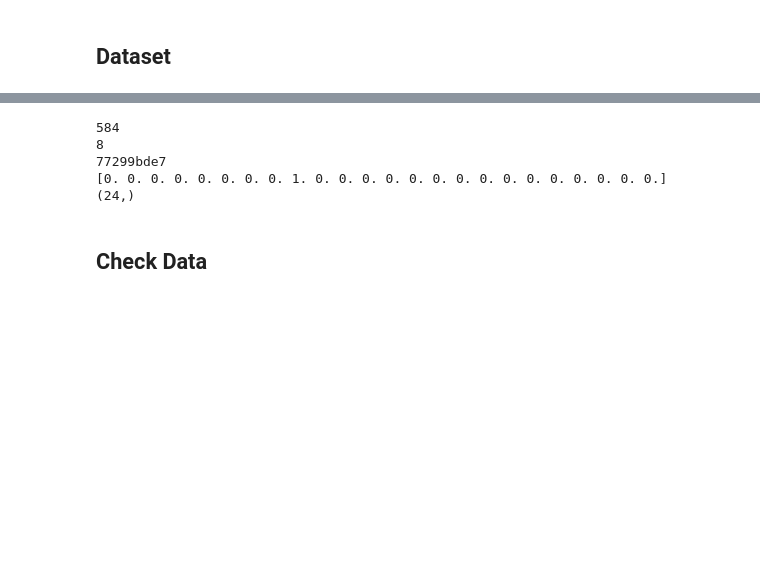
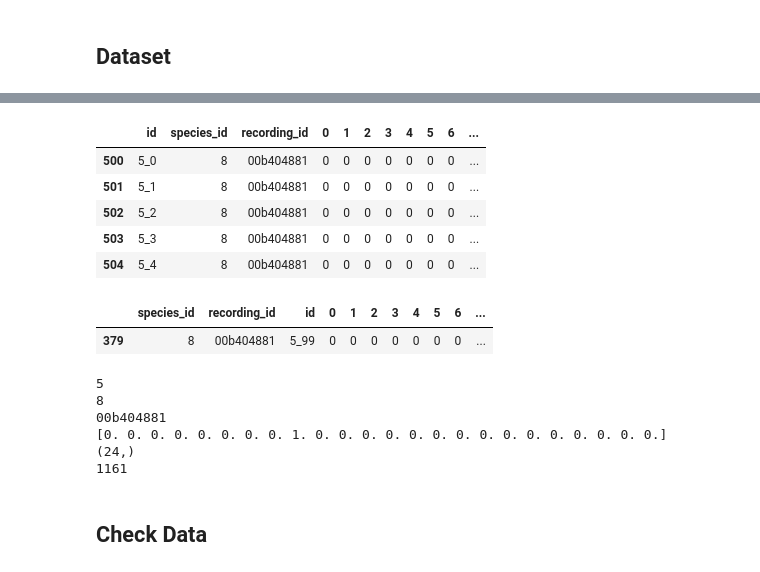
Before and after one commit to tatsuya-takahashi/Rainforest-Connection-Species-Audio-Detection, a Jupyter notebook: src/train.ipynb, the cells around one changed output, grey strips where cells are left out. Saved outputs shown, nothing was run; the diff lists cells and outputs as text; code cells hidden in the pictures; blank space fills up the shorter version.

```diff
--- a/src/train.ipynb
+++ b/src/train.ipynb
@@ -273,26 +252,41 @@ display(df_train_tp[df_train_tp["recording_id"] == "77299bde7"].head())
+# %%
+display(df_train_tp[df_train_tp["recording_id"] == "00b404881"].head())
+df_train_tp_grouped = df_train_tp.groupby(["species_id", "recording_id"], as_index=False).max()
+display(df_train_tp_grouped[df_train_tp_grouped["recording_id"] == "00b404881"])
+# %% [output]
+|  | id | species_id | recording_id | 0 | 1 | 2 | 3 | 4 | 5 | 6 | ... |
+| 500 | 5_0 | 8 | 00b404881 | 0 | 0 | 0 | 0 | 0 | 0 | 0 | ... |
+| 501 | 5_1 | 8 | 00b404881 | 0 | 0 | 0 | 0 | 0 | 0 | 0 | ... |
+| 502 | 5_2 | 8 | 00b404881 | 0 | 0 | 0 | 0 | 0 | 0 | 0 | ... |
+| 503 | 5_3 | 8 | 00b404881 | 0 | 0 | 0 | 0 | 0 | 0 | 0 | ... |
+| 504 | 5_4 | 8 | 00b404881 | 0 | 0 | 0 | 0 | 0 | 0 | 0 | ... |
+|  | species_id | recording_id | id | 0 | 1 | 2 | 3 | 4 | 5 | 6 | ... |
+| 379 | 8 | 00b404881 | 5_99 | 0 | 0 | 0 | 0 | 0 | 0 | 0 | ... |
 # %%
 # load data
 ids = []
 specIds = []
 record_ids = []
 labels = []
-for index, row in df_train_tp.iterrows():
-    ids.append(row.values[0])
-    specIds.append(row.values[1])
-    record_ids.append(row.values[2])
+for index, row in df_train_tp_grouped.iterrows():
+    ids.append(row.values[2].split("_")[0])
+    specIds.append(row.values[0])
+    record_ids.append(row.values[1])
     labels.append(row.values[3:27])
 
 labels = np.array(labels).astype(float)
 
-print(ids[584])
-print(specIds[584])
-print(record_ids[584])
-print(labels[584])
-print(labels[584].shape)
+print(ids[379])
+print(specIds[379])
+print(record_ids[379])
+print(labels[379])
+print(labels[379].shape)
+print(len(ids))
 # %% [output]
-584
+5
 8
-77299bde7
+00b404881
 [0. 0. 0. 0. 0. 0. 0. 0. 1. 0. 0. 0. 0. 0. 0. 0. 0. 0. 0. 0. 0. 0. 0. 0.]
 (24,)
+1161
 # %%
```
Also changed, not shown: parts of 21 cells of this notebook.
